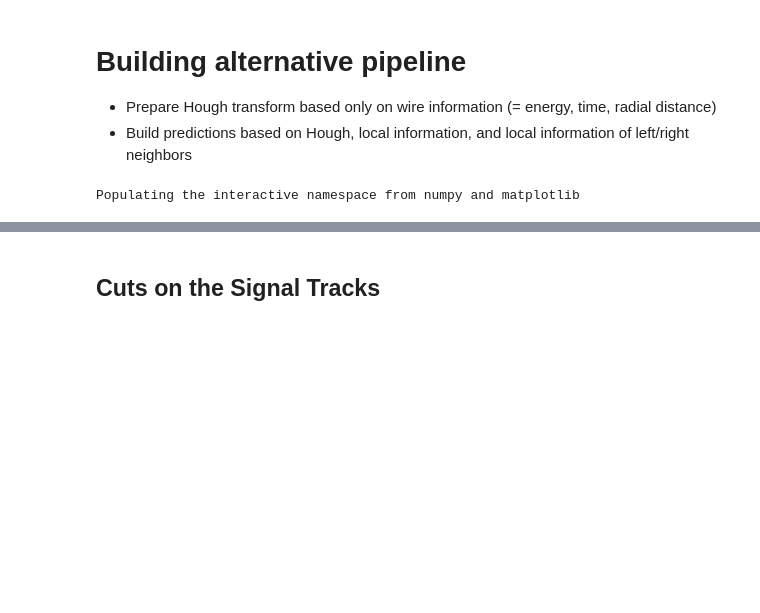
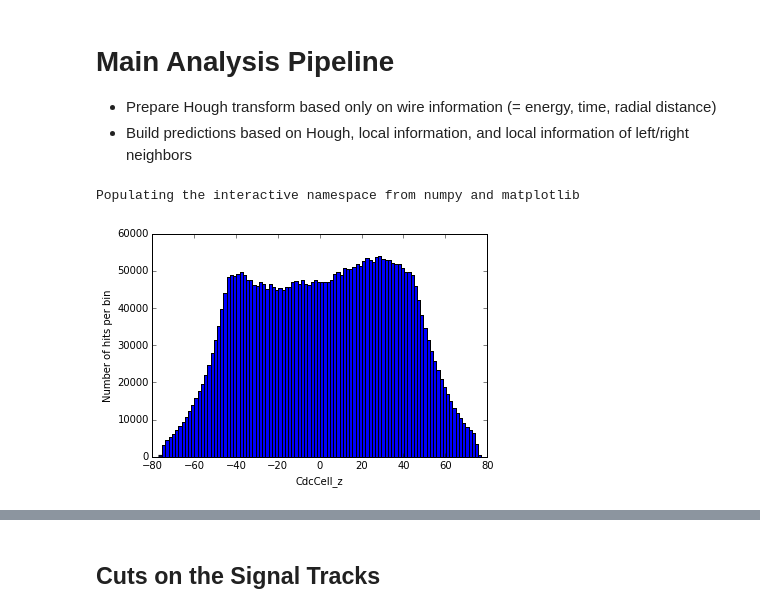
Before and after one commit to ewengillies/track-finding-yandex, a Jupyter notebook: notebooks/MainPipelineNewSample_working.ipynb, the cells around one changed output, grey strips where cells are left out. Cells and saved outputs as stored; diff of their text form; code cells hidden in the pictures; blank space fills up the shorter version.

```diff
--- a/notebooks/MainPipelineNewSample_working.ipynb
+++ b/notebooks/MainPipelineNewSample_working.ipynb
@@ -1,5 +1,5 @@
 # %% [markdown]
-# Building alternative pipeline
+# Main Analysis Pipeline
 
  * Prepare Hough transform based only on wire information (= energy, time, radial distance)
  * Build predictions based on Hough, local information, and local information of left/right neighbors
@@ -18,3 +24,11 @@ sig = CDCHits(sig_cydet, sig_cth)
 from cylinder import CyDet
 geom = CyDet()
 n_events = sig_cth.n_events
+# %%
+this_feat = "CdcCell_z"
+plt.ylabel("Number of hits per bin")
+plt.xlabel(this_feat)
+plt.hist(sig_cydet.get_signal_hits()[this_feat], bins=100)
+plt.show()
+# %% [output]
+[figure, added]
```
Also changed, not shown: parts of 74 cells of this notebook, 1 other file.
